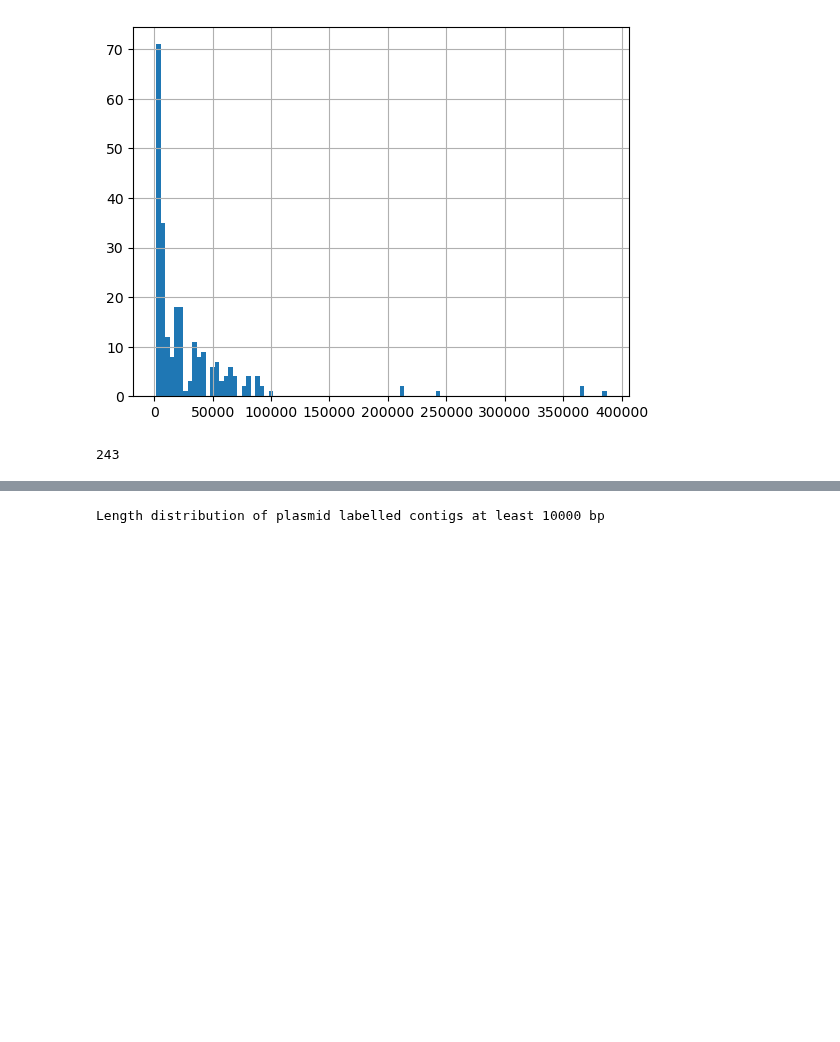
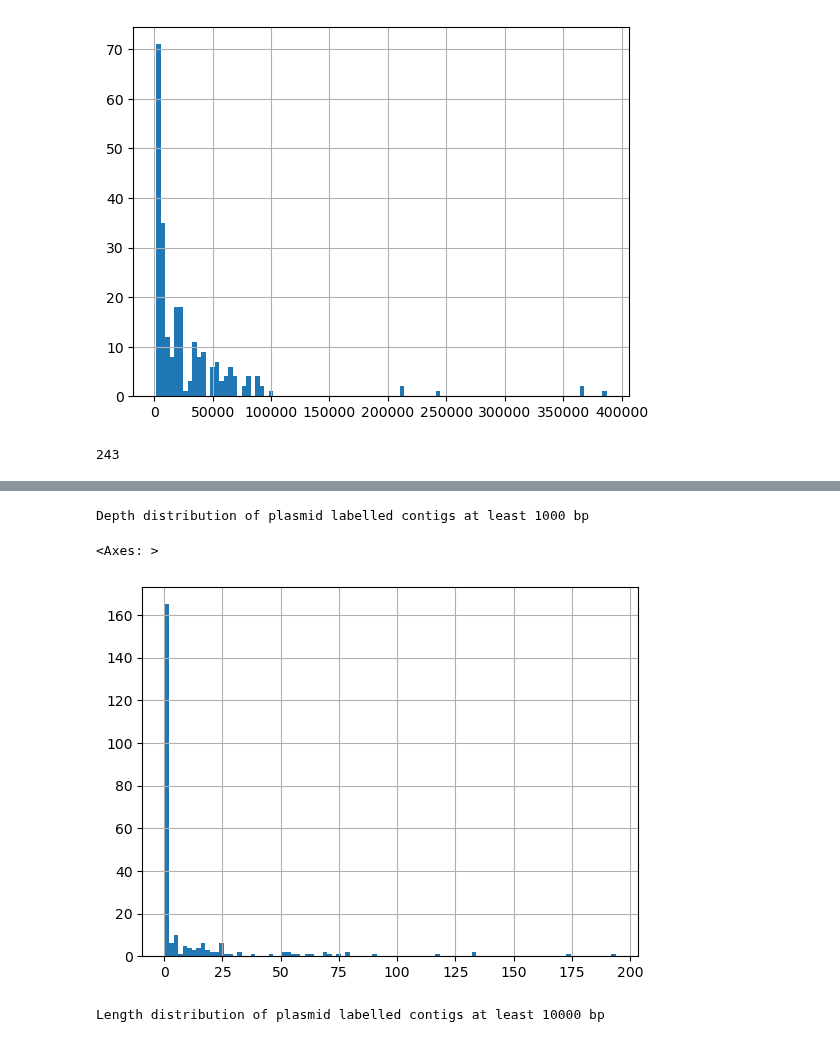
Before and after one commit to PegahAdt/GraSSPlas, a Jupyter notebook: doc/pseudolabels_analysis.ipynb, the cells around one changed output, grey strips where cells are left out. Drawn from its saved outputs; the diff is of its cells as text; code cells hidden in the pictures; blank space fills up the shorter version.

```diff
--- a/doc/pseudolabels_analysis.ipynb
+++ b/doc/pseudolabels_analysis.ipynb
@@ -311,3 +339,10 @@ pls_df_long_1000.shape[0]
+# %%
+print("Depth distribution of plasmid labelled contigs at least 1000 bp")
+pls_df_long_1000['depth'].hist(bins=100)
+# %% [output]
+Depth distribution of plasmid labelled contigs at least 1000 bp
+<Axes: >
+[figure, added]
 # %%
 pls_df_long_10000 = pls_df[pls_df['length'] >= 10000]
 print("Length distribution of plasmid labelled contigs at least 10000 bp")
```
Also changed, not shown: parts of 17 cells of this notebook.
